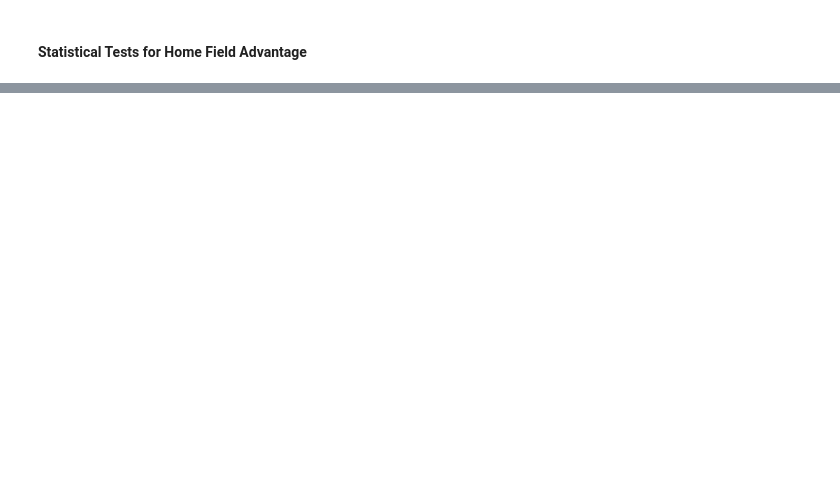
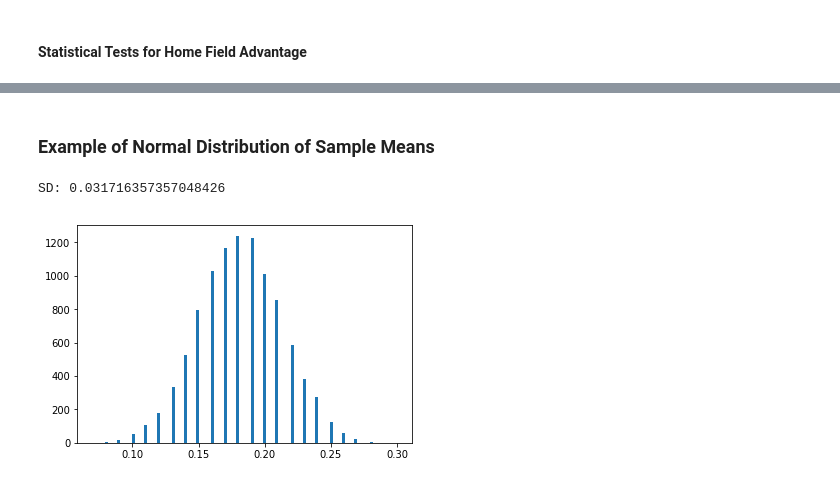
Before and after one commit to cjleggett/SoccerData, a Jupyter notebook: Soccer Data.ipynb, the cells around one changed output, grey strips where cells are left out. Saved outputs shown, nothing was run; the diff lists cells and outputs as text; code cells hidden in the pictures; blank space fills up the shorter version.

```diff
--- a/Soccer Data.ipynb
+++ b/Soccer Data.ipynb
@@ -513,0 +578,40 @@ Málaga
+# %% [markdown]
+### Example of Normal Distribution of Sample Means
+# %%
+def get_sample(games):
+    sample = []
+    for i in range(40):
+        sample.append(random.choice(games))
+    return sample
+
+def get_proportion(sample):
+    homeWins = 0
+    for game in sample:
+        if game.homeScore > game.awayScore:
+            homeWins += 1
+    return homeWins / 100
+
+def get_samples(seasons, n):
+    proportions = []
+    # Get list of games
+    games = []
+    for season in seasons:
+        for matchday in season.matchDays:
+            for game in matchday.games:
+                games.append(game)
+
+    for i in range(n):
+        proportions.append(get_proportion(get_sample(games)))
+    return proportions
+
+def plot_samples(proportions, n):
+    print("SD: "+ str(np.std(proportions)))
+    plt.hist(proportions, bins=n)
+
+
+
+
+plot_samples(get_samples(eng, 10000), 100)
+# %% [output]
+SD: 0.031716357357048426
+[figure, added]
```
Also changed, not shown: parts of 21 cells of this notebook.
